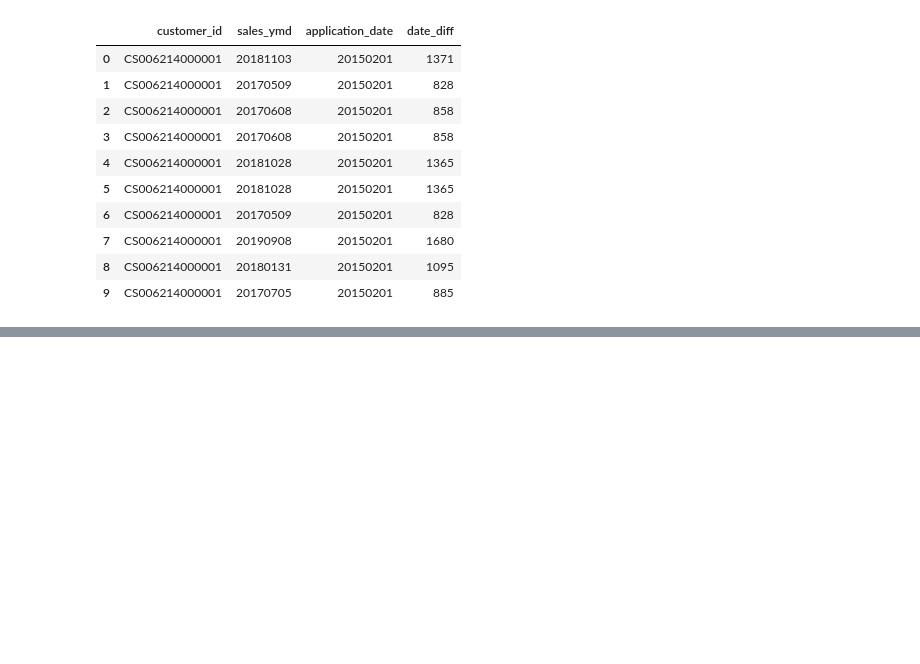
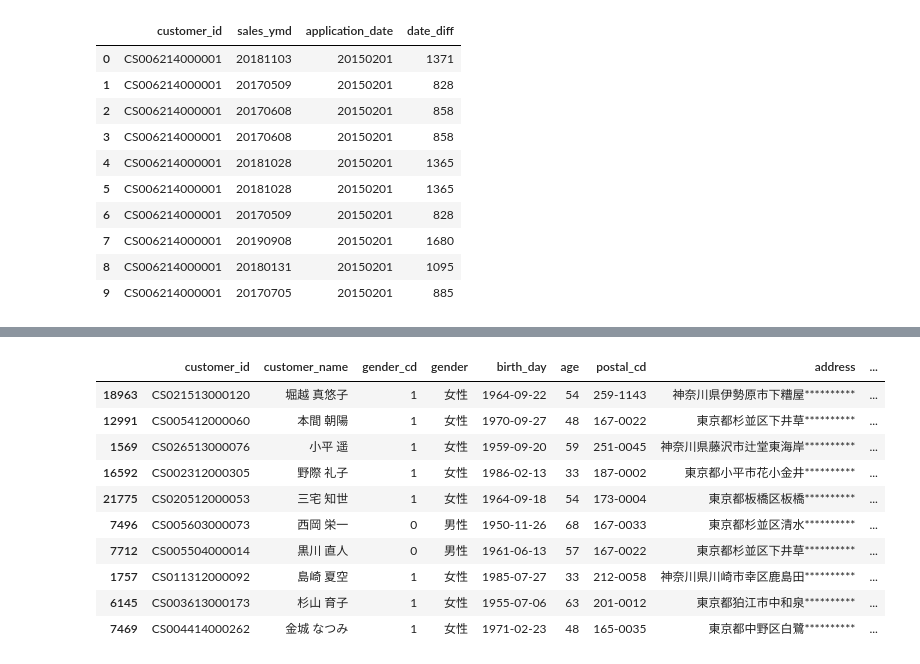
Before and after one commit to snaga/100knocks-preprocess, a Jupyter notebook: 100knocks-preprocess.ipynb, the cells around one changed output, grey strips where cells are left out. Cells and saved outputs as stored; diff of their text form; code cells hidden in the pictures; blank space fills up the shorter version.

```diff
--- a/100knocks-preprocess.ipynb
+++ b/100knocks-preprocess.ipynb
@@ -1147,0 +1225,17 @@ df_tmp[['customer_id', 'sales_ymd', 'application_date', 'date_diff']].head(10)
+# %%
+# 075
+#n = len(df_customer) * 0.01
+#df_customer.sample(n=int(n)).head(10)
+df_customer.sample(frac=0.01).head(10)
+# %% [output]
+|  | customer_id | customer_name | gender_cd | gender | birth_day | age | postal_cd | address | ... |
+| 18963 | CS021513000120 | 堀越 真悠子 | 1 | 女性 | 1964-09-22 | 54 | 259-1143 | 神奈川県伊勢原市下糟屋********** | ... |
+| 12991 | CS005412000060 | 本間 朝陽 | 1 | 女性 | 1970-09-27 | 48 | 167-0022 | 東京都杉並区下井草********** | ... |
+| 1569 | CS026513000076 | 小平 遥 | 1 | 女性 | 1959-09-20 | 59 | 251-0045 | 神奈川県藤沢市辻堂東海岸********** | ... |
+| 16592 | CS002312000305 | 野際 礼子 | 1 | 女性 | 1986-02-13 | 33 | 187-0002 | 東京都小平市花小金井********** | ... |
+| 21775 | CS020512000053 | 三宅 知世 | 1 | 女性 | 1964-09-18 | 54 | 173-0004 | 東京都板橋区板橋********** | ... |
+| 7496 | CS005603000073 | 西岡 栄一 | 0 | 男性 | 1950-11-26 | 68 | 167-0033 | 東京都杉並区清水********** | ... |
+| 7712 | CS005504000014 | 黒川 直人 | 0 | 男性 | 1961-06-13 | 57 | 167-0022 | 東京都杉並区下井草********** | ... |
+| 1757 | CS011312000092 | 島崎 夏空 | 1 | 女性 | 1985-07-27 | 33 | 212-0058 | 神奈川県川崎市幸区鹿島田********** | ... |
+| 6145 | CS003613000173 | 杉山 育子 | 1 | 女性 | 1955-07-06 | 63 | 201-0012 | 東京都狛江市中和泉********** | ... |
+| 7469 | CS004414000262 | 金城 なつみ | 1 | 女性 | 1971-02-23 | 48 | 165-0035 | 東京都中野区白鷺********** | ... |
```
Also changed, not shown: parts of 10 cells of this notebook.
